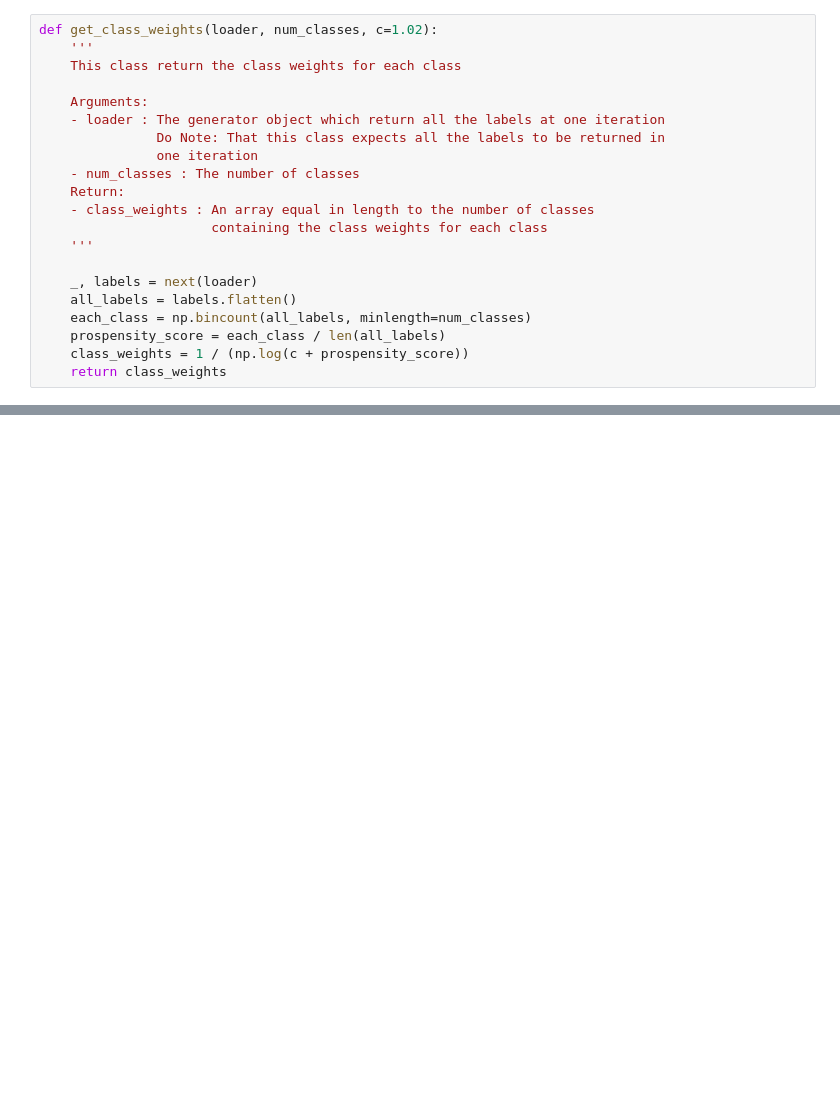
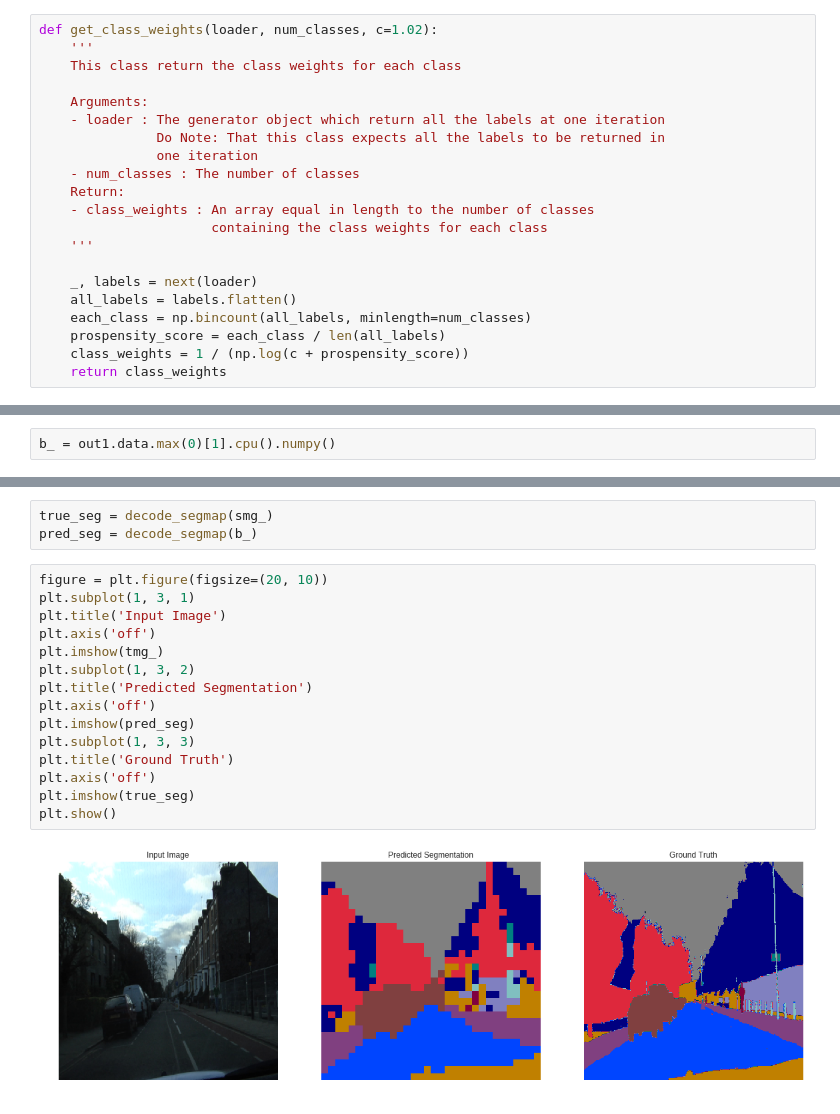
Before and after one commit to AvivSham/DeepLabv3, a Jupyter notebook: DeepLabV3.ipynb, the cells around one changed output, grey strips where cells are left out. Drawn from its saved outputs; the diff is of its cells as text; blank space fills up the shorter version.

```diff
--- a/DeepLabV3.ipynb
+++ b/DeepLabV3.ipynb
@@ -551,0 +385,2 @@ for e in range(1, epochs+1):
+# %%
+b_ = out1.data.max(0)[1].cpu().numpy()
@@ -551,0 +418,20 @@ for e in range(1, epochs+1):
+# %%
+true_seg = decode_segmap(smg_)
+pred_seg = decode_segmap(b_)
+# %%
+figure = plt.figure(figsize=(20, 10))
+plt.subplot(1, 3, 1)
+plt.title('Input Image')
+plt.axis('off')
+plt.imshow(tmg_)
+plt.subplot(1, 3, 2)
+plt.title('Predicted Segmentation')
+plt.axis('off')
+plt.imshow(pred_seg)
+plt.subplot(1, 3, 3)
+plt.title('Ground Truth')
+plt.axis('off')
+plt.imshow(true_seg)
+plt.show()
+# %% [output]
+[figure, added]
```
Also changed, not shown: parts of 22 cells of this notebook.
